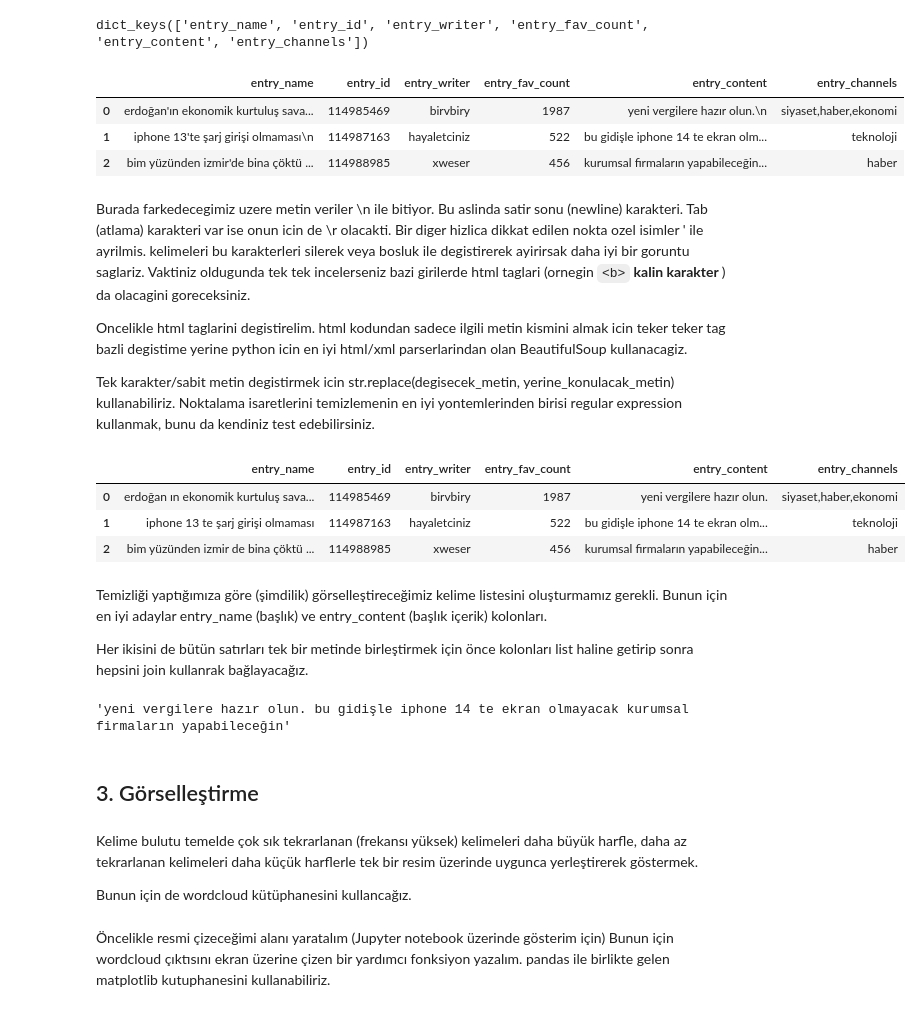
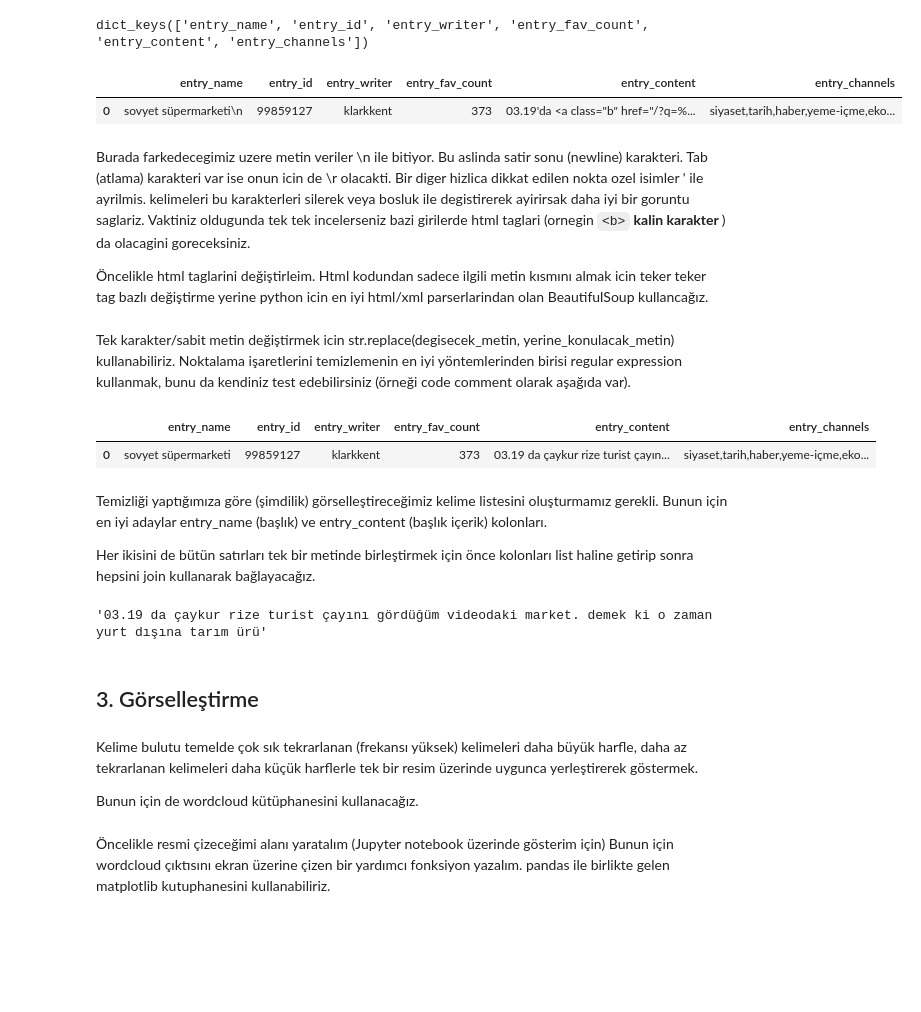
Before and after one commit to gorkemgoknar/debekelimebulutu, a Jupyter notebook: debe_kelime_bulutu_notebook.ipynb, the cells around one changed output. Saved outputs shown, nothing was run; the diff lists cells and outputs as text; code cells hidden in the pictures; blank space fills up the shorter version.

```diff
--- a/debe_kelime_bulutu_notebook.ipynb
+++ b/debe_kelime_bulutu_notebook.ipynb
@@ -225,7 +235,7 @@ def generate_url_for_date(date_as_str):
     ##her ne kadar url yazdıksak da aslında iri olan bilgiyi uri/url haline dönüştürmek için iri2uri fonksiyonunu kullanıyoruz
     return httplib2.iri2uri(url)
 # %%
-tarih = "2020-11-01"
+tarih = "2020-01-01"
 url =  generate_url_for_date(tarih)
 print(url)
 debe = load_debe_from_url(url)
@@ -262,25 +272,20 @@ dict_keys(['entry_name', 'entry_id', 'entry_writer', 'entry_fav_count', 'entry_c
 # %%
 import pandas as pd
 
 #df degiskenini debe dictionary kullanarak yarat
 df = pd.DataFrame.from_records(debe)
 
 #ilk 3 satirini goster
-df.head(3)
+df.head(1)
 # %% [output]
 |  | entry_name | entry_id | entry_writer | entry_fav_count | entry_content | entry_channels |
-| 0 | erdoğan'ın ekonomik kurtuluş sava... | 114985469 | birvbiry | 1987 | yeni vergilere hazır olun.\n | siyaset,haber,ekonomi |
-| 1 | iphone 13'te şarj girişi olmaması\n | 114987163 | hayaletciniz | 522 | bu gidişle iphone 14 te ekran olm... | teknoloji |
-| 2 | bim yüzünden izmir'de bina çöktü ... | 114988985 | xweser | 456 | kurumsal firmaların yapabileceğin... | haber |
+| 0 | sovyet süpermarketi\n | 99859127 | klarkkent | 373 | 03.19'da <a class="b" href="/?q=%... | siyaset,tarih,haber,yeme-içme,eko... |
 # %% [markdown]
 Burada farkedecegimiz uzere metin veriler \n ile bitiyor. Bu aslinda satir sonu (newline) karakteri. Tab (atlama) karakteri var ise onun icin de \r olacakti.
 Bir diger hizlica dikkat edilen nokta ozel isimler  ' ile ayrilmis. kelimeleri bu karakterleri silerek veya bosluk ile degistirerek ayirirsak daha iyi bir goruntu saglariz.
 Vaktiniz oldugunda tek tek incelerseniz bazi girilerde html taglari (ornegin `<b>` <b> kalin karakter </b> ) da olacagini goreceksiniz.
 
-Oncelikle html taglarini degistirelim. html kodundan sadece ilgili metin kismini almak icin teker teker tag bazli degistime yerine python icin en iyi html/xml parserlarindan olan BeautifulSoup kullanacagiz.
-
-Tek karakter/sabit metin degistirmek icin str.replace(degisecek_metin, yerine_konulacak_metin) kullanabiliriz.
-Noktalama isaretlerini temizlemenin en iyi yontemlerinden birisi regular expression kullanmak, bunu da kendiniz test edebilirsiniz.
+Öncelikle html taglarini değiştirleim. Html kodundan sadece ilgili metin kısmını almak icin teker teker tag bazlı değiştirme yerine python icin en iyi html/xml parserlarindan olan BeautifulSoup kullancağız.
 # %%
 import pandas as pd
 from bs4 import BeautifulSoup
@@ -293,6 +298,10 @@ df = pd.DataFrame.from_records(debe)
 
 df["entry_content"] = df["entry_content"].apply(lambda text: BeautifulSoup(text, 'html.parser').get_text())
 df["entry_name"] = df["entry_name"].apply(lambda text: BeautifulSoup(text, 'html.parser').get_text())
+# %% [markdown]
+
+Tek karakter/sabit metin değiştirmek icin str.replace(degisecek_metin, yerine_konulacak_metin) kullanabiliriz.
+Noktalama işaretlerini temizlemenin en iyi yöntemlerinden birisi regular expression kullanmak, bunu da kendiniz test edebilirsiniz (örneği code comment olarak aşağıda var).
 # %%
 
 #noktalama isaretlerinin bazilarini degistirmek icin
@@ -309,15 +318,13 @@ df["entry_name"] = df["entry_name"].str.replace("'"," ")
 df["entry_content"] = df["entry_content"].str.replace("\n","")
 df["entry_content"] = df["entry_content"].str.replace("'"," ")
 # %%
-df.head(3)
+df.head(1)
 # %% [output]
 |  | entry_name | entry_id | entry_writer | entry_fav_count | entry_content | entry_channels |
-| 0 | erdoğan ın ekonomik kurtuluş sava... | 114985469 | birvbiry | 1987 | yeni vergilere hazır olun. | siyaset,haber,ekonomi |
-| 1 | iphone 13 te şarj girişi olmaması | 114987163 | hayaletciniz | 522 | bu gidişle iphone 14 te ekran olm... | teknoloji |
-| 2 | bim yüzünden izmir de bina çöktü ... | 114988985 | xweser | 456 | kurumsal firmaların yapabileceğin... | haber |
+| 0 | sovyet süpermarketi | 99859127 | klarkkent | 373 | 03.19 da çaykur rize turist çayın... | siyaset,tarih,haber,yeme-içme,eko... |
 # %% [markdown]
 Temizliği yaptığımıza göre (şimdilik) görselleştireceğimiz kelime listesini oluşturmamız gerekli.
 Bunun için en iyi adaylar entry_name (başlık) ve entry_content (başlık içerik) kolonları.
 
-Her ikisini de bütün satırları tek bir metinde birleştirmek için önce kolonları list haline getirip sonra hepsini join kullanrak bağlayacağız.
+Her ikisini de bütün satırları tek bir metinde birleştirmek için önce kolonları list haline getirip sonra hepsini join kullanarak bağlayacağız.
 # %%
@@ -326,15 +333,15 @@ icerikler_metini = " ".join(df["entry_content"].tolist())
 # %%
 #ilk 100 karakteri gosterelim
-icerikler_metini[0:100]
+icerikler_metni[0:100]
 # %% [output]
-'yeni vergilere hazır olun. bu gidişle iphone 14 te ekran olmayacak kurumsal firmaların yapabileceğin'
+'03.19 da çaykur rize turist çayını gördüğüm videodaki market. demek ki o zaman yurt dışına tarım ürü'
 # %% [markdown]
 <a id="gorsellestirme"></a>
 ## 3. Görselleştirme
 # %% [markdown]
 Kelime bulutu temelde çok sık tekrarlanan (frekansı yüksek) kelimeleri daha büyük harfle, daha az tekrarlanan kelimeleri daha küçük harflerle tek bir resim üzerinde uygunca yerleştirerek göstermek.
 
-Bunun için de wordcloud kütüphanesini kullancağız.
+Bunun için de wordcloud kütüphanesini kullanacağız.
 # %% [markdown]
 Öncelikle resmi çizeceğimi alanı yaratalım (Jupyter notebook üzerinde gösterim için)
 Bunun için wordcloud çıktısını ekran üzerine çizen bir yardımcı fonksiyon yazalım. pandas ile birlikte gelen matplotlib kutuphanesini kullanabiliriz.
```
Also changed, not shown: parts of 9 cells of this notebook.
